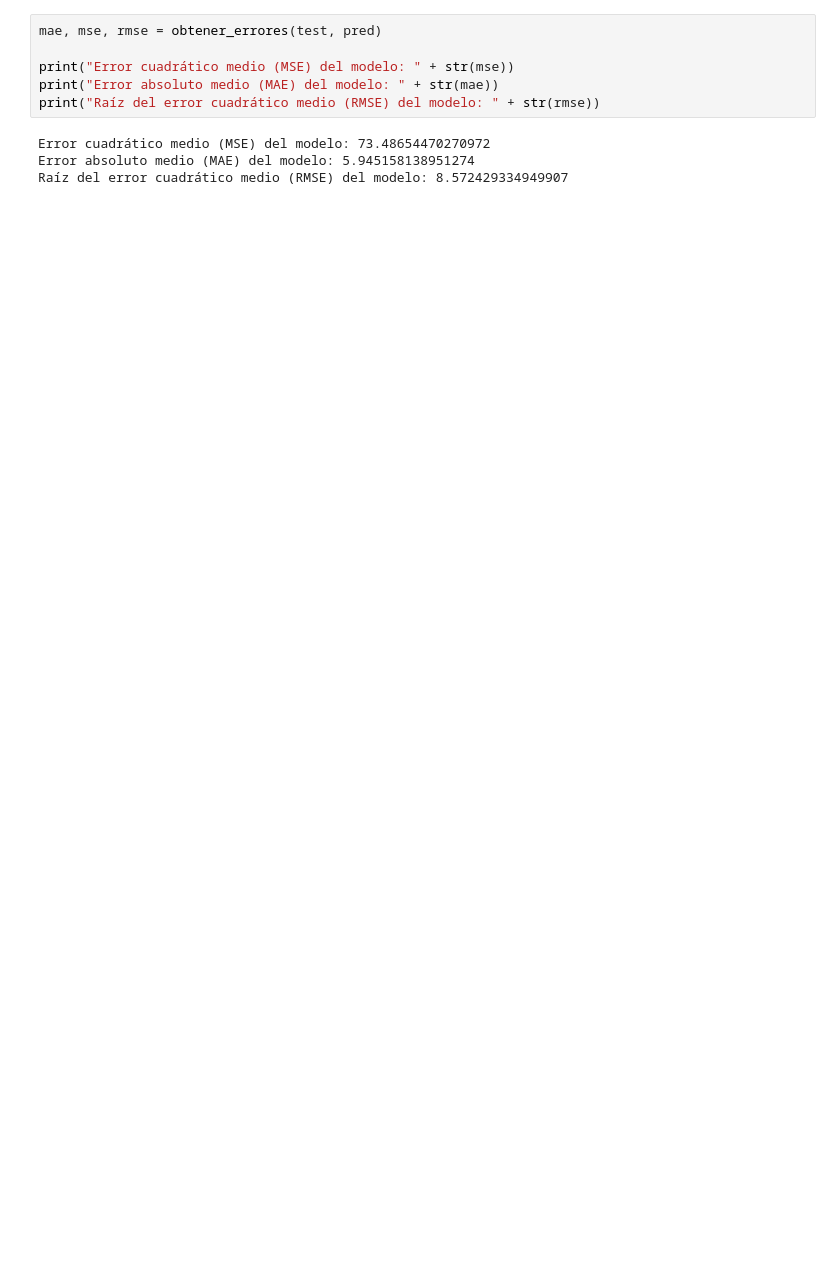
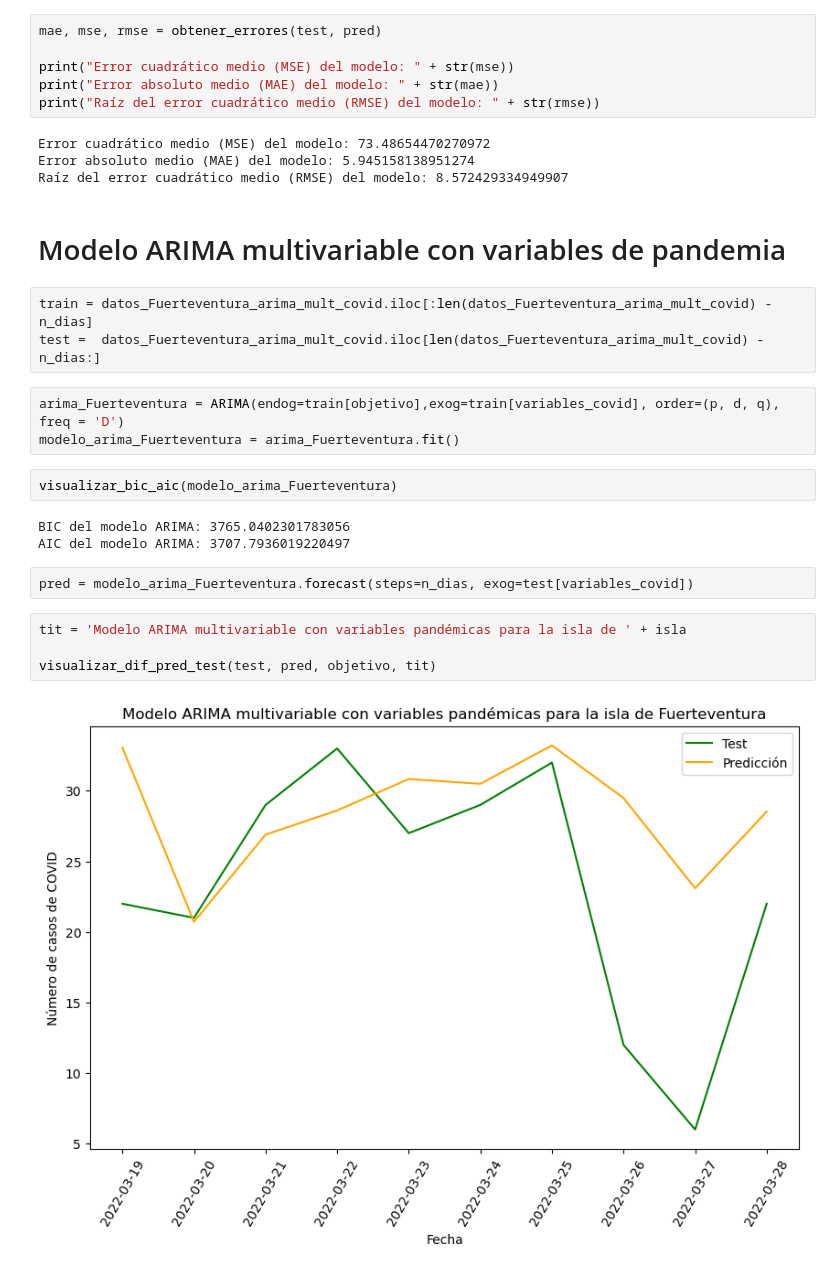
Before and after one commit to jalonsouoc/TFM, a Jupyter notebook: code/ARIMA_Fuerteventura.ipynb, the cells around one changed output. Saved outputs shown, nothing was run; the diff lists cells and outputs as text; blank space fills up the shorter version.

```diff
--- a/code/ARIMA_Fuerteventura.ipynb
+++ b/code/ARIMA_Fuerteventura.ipynb
@@ -214,3 +214,24 @@ print("Raíz del error cuadrático medio (RMSE) del modelo: " + str(rmse))
 Error cuadrático medio (MSE) del modelo: 73.48654470270972
 Error absoluto medio (MAE) del modelo: 5.945158138951274
 Raíz del error cuadrático medio (RMSE) del modelo: 8.572429334949907
+# %% [markdown]
+# Modelo ARIMA multivariable con variables de pandemia
+# %%
+train = datos_Fuerteventura_arima_mult_covid.iloc[:len(datos_Fuerteventura_arima_mult_covid) - n_dias]
+test =  datos_Fuerteventura_arima_mult_covid.iloc[len(datos_Fuerteventura_arima_mult_covid) - n_dias:]
+# %%
+arima_Fuerteventura = ARIMA(endog=train[objetivo],exog=train[variables_covid], order=(p, d, q), freq = 'D')
+modelo_arima_Fuerteventura = arima_Fuerteventura.fit()
+# %%
+visualizar_bic_aic(modelo_arima_Fuerteventura)
+# %% [output]
+BIC del modelo ARIMA: 3765.0402301783056
+AIC del modelo ARIMA: 3707.7936019220497
+# %%
+pred = modelo_arima_Fuerteventura.forecast(steps=n_dias, exog=test[variables_covid])
+# %%
+tit = 'Modelo ARIMA multivariable con variables pandémicas para la isla de ' + isla
+
+visualizar_dif_pred_test(test, pred, objetivo, tit)
+# %% [output]
+[figure, added]
```
Also changed, not shown: parts of 20 cells of this notebook, 1 other file.
